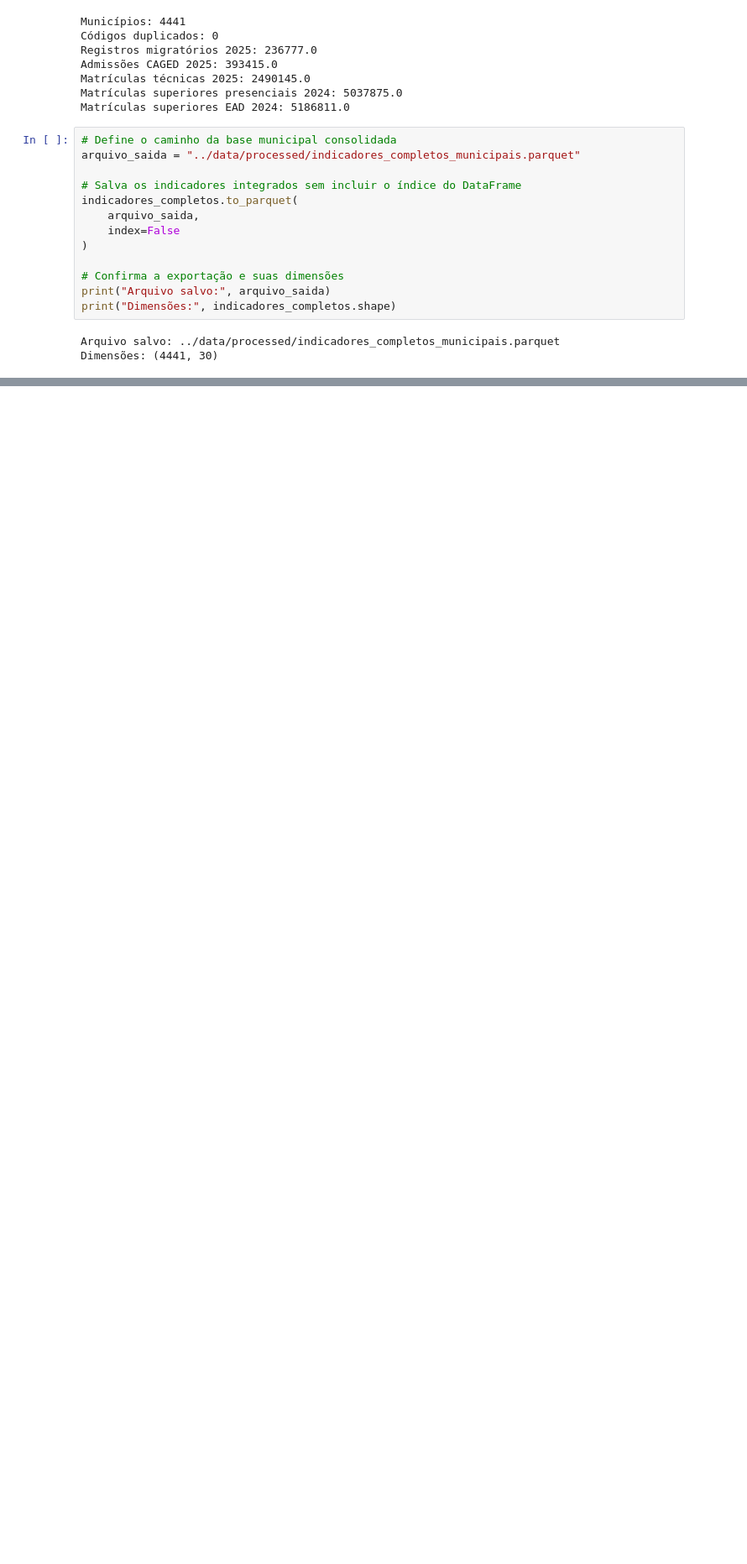
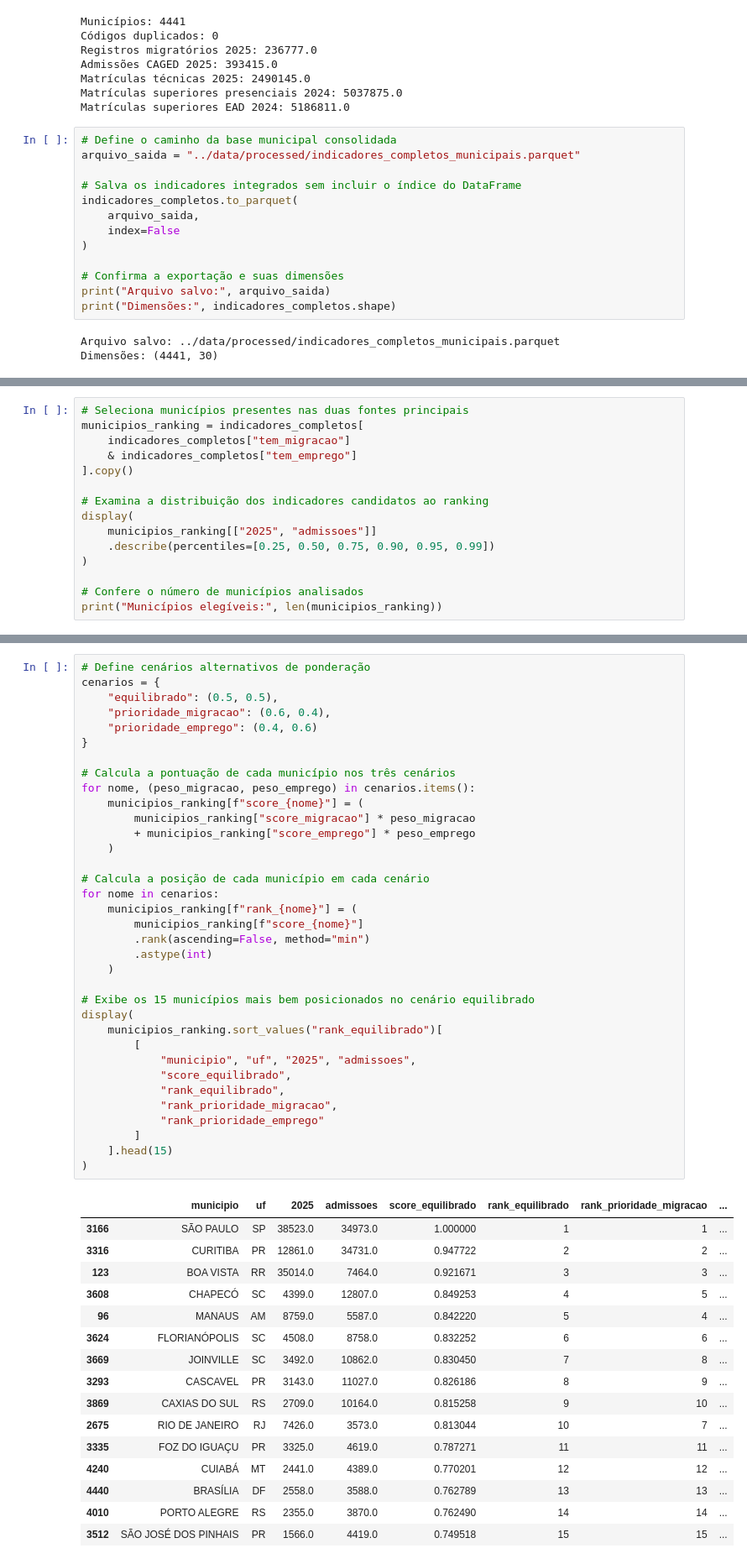
Before and after one commit to Vinivioto/uniesf-opportunity-map, a Jupyter notebook: notebooks/04_integracao_indicadores.ipynb, the cells around one changed output, grey strips where cells are left out. Shown at 84% size. Drawn from its saved outputs; the diff is of its cells as text; blank space fills up the shorter version.

```diff
--- a/notebooks/04_integracao_indicadores.ipynb
+++ b/notebooks/04_integracao_indicadores.ipynb
@@ -391,0 +394,15 @@ Dimensões: (4441, 30)
+# %%
+# Seleciona municípios presentes nas duas fontes principais
+municipios_ranking = indicadores_completos[
+    indicadores_completos["tem_migracao"]
+    & indicadores_completos["tem_emprego"]
+].copy()
+
+# Examina a distribuição dos indicadores candidatos ao ranking
+display(
+    municipios_ranking[["2025", "admissoes"]]
+    .describe(percentiles=[0.25, 0.50, 0.75, 0.90, 0.95, 0.99])
+)
+
+# Confere o número de municípios analisados
+print("Municípios elegíveis:", len(municipios_ranking))
@@ -391,0 +460,52 @@ Dimensões: (4441, 30)
+# %%
+# Define cenários alternativos de ponderação
+cenarios = {
+    "equilibrado": (0.5, 0.5),
+    "prioridade_migracao": (0.6, 0.4),
+    "prioridade_emprego": (0.4, 0.6)
+}
+
+# Calcula a pontuação de cada município nos três cenários
+for nome, (peso_migracao, peso_emprego) in cenarios.items():
+    municipios_ranking[f"score_{nome}"] = (
+        municipios_ranking["score_migracao"] * peso_migracao
+        + municipios_ranking["score_emprego"] * peso_emprego
+    )
+
+# Calcula a posição de cada município em cada cenário
+for nome in cenarios:
+    municipios_ranking[f"rank_{nome}"] = (
+        municipios_ranking[f"score_{nome}"]
+        .rank(ascending=False, method="min")
+        .astype(int)
+    )
+
+# Exibe os 15 municípios mais bem posicionados no cenário equilibrado
+display(
+    municipios_ranking.sort_values("rank_equilibrado")[
+        [
+            "municipio", "uf", "2025", "admissoes",
+            "score_equilibrado",
+            "rank_equilibrado",
+            "rank_prioridade_migracao",
+            "rank_prioridade_emprego"
+        ]
+    ].head(15)
+)
+# %% [output]
+|  | municipio | uf | 2025 | admissoes | score_equilibrado | rank_equilibrado | rank_prioridade_migracao | ... |
+| 3166 | SÃO PAULO | SP | 38523.0 | 34973.0 | 1.000000 | 1 | 1 | ... |
+| 3316 | CURITIBA | PR | 12861.0 | 34731.0 | 0.947722 | 2 | 2 | ... |
+| 123 | BOA VISTA | RR | 35014.0 | 7464.0 | 0.921671 | 3 | 3 | ... |
+| 3608 | CHAPECÓ | SC | 4399.0 | 12807.0 | 0.849253 | 4 | 5 | ... |
+| 96 | MANAUS | AM | 8759.0 | 5587.0 | 0.842220 | 5 | 4 | ... |
+| 3624 | FLORIANÓPOLIS | SC | 4508.0 | 8758.0 | 0.832252 | 6 | 6 | ... |
+| 3669 | JOINVILLE | SC | 3492.0 | 10862.0 | 0.830450 | 7 | 8 | ... |
+| 3293 | CASCAVEL | PR | 3143.0 | 11027.0 | 0.826186 | 8 | 9 | ... |
+| 3869 | CAXIAS DO SUL | RS | 2709.0 | 10164.0 | 0.815258 | 9 | 10 | ... |
+| 2675 | RIO DE JANEIRO | RJ | 7426.0 | 3573.0 | 0.813044 | 10 | 7 | ... |
+| 3335 | FOZ DO IGUAÇU | PR | 3325.0 | 4619.0 | 0.787271 | 11 | 11 | ... |
+| 4240 | CUIABÁ | MT | 2441.0 | 4389.0 | 0.770201 | 12 | 12 | ... |
+| 4440 | BRASÍLIA | DF | 2558.0 | 3588.0 | 0.762789 | 13 | 13 | ... |
+| 4010 | PORTO ALEGRE | RS | 2355.0 | 3870.0 | 0.762490 | 14 | 14 | ... |
+| 3512 | SÃO JOSÉ DOS PINHAIS | PR | 1566.0 | 4419.0 | 0.749518 | 15 | 15 | ... |
```
Also changed, not shown: parts of 30 cells of this notebook, 4 other files.
